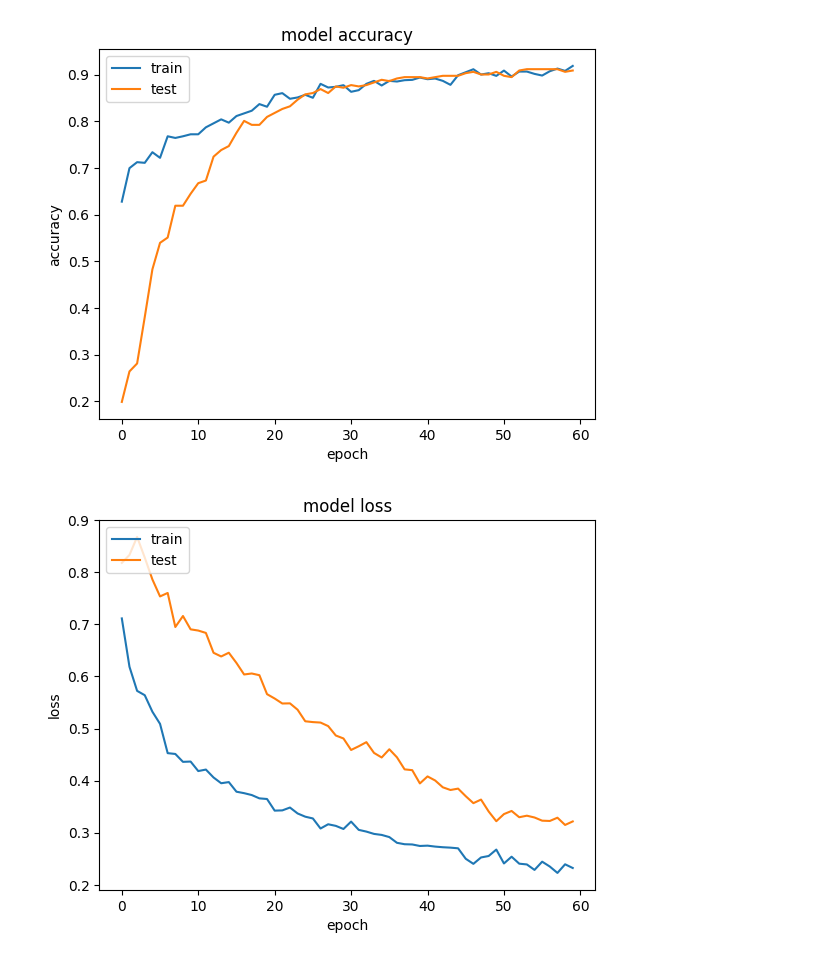
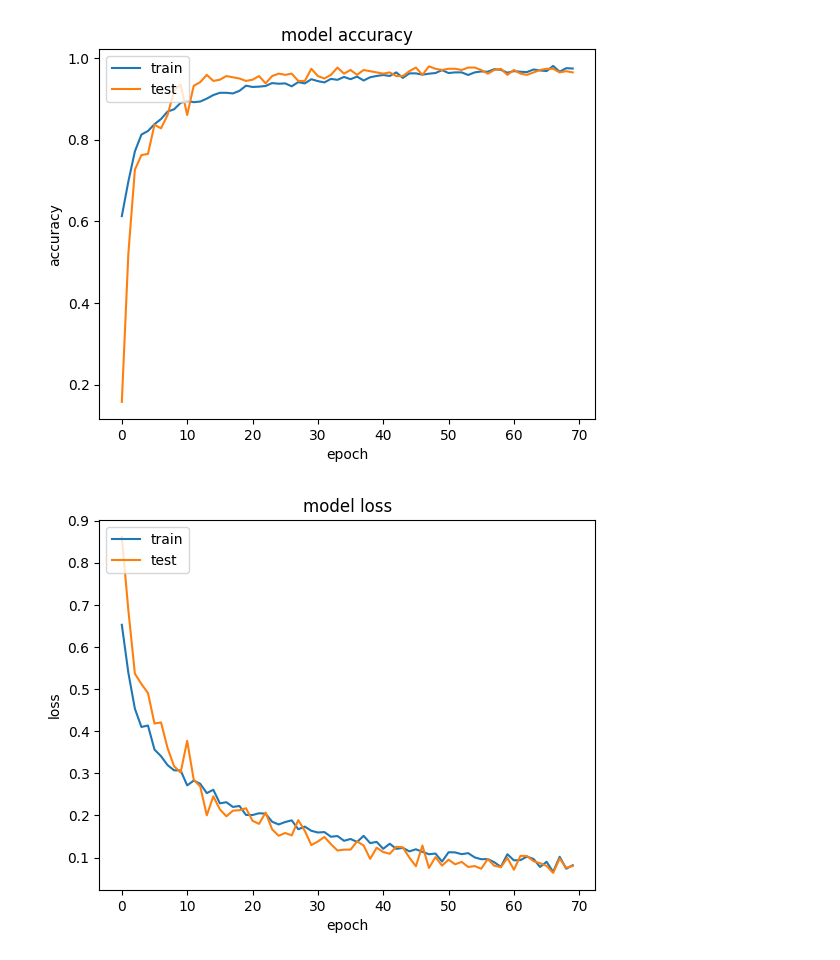
Before and after one commit to deborahfam/RECUIMA_UH_ML, a Jupyter notebook: pipelines/final.ipynb, the cells around one changed output. Drawn from its saved outputs; the diff is of its cells as text; code cells hidden in the pictures.

Commit message:
Mortalidad testing

```diff
--- a/pipelines/final.ipynb
+++ b/pipelines/final.ipynb
@@ -234,8 +223,8 @@ weighted avg       0.89      0.82      0.84       271
 # %%
-bbc2 = BalancedBaggingClassifier(estimator=clf,
+bbc2 = BalancedBaggingClassifier(estimator=bbc,
                                 sampling_strategy='auto',
                                 replacement=False,
-                                random_state=7)
+                                random_state=0)
 
 #Train the classifier.
 bbc2.fit(X_train_res, y_train_res)
@@ -398,12 +303,12 @@ def train_with_cv(clf,X_train,y_train, cv=StratifiedKFold):
     pca.fit_transform(X_train,y_train)
     GROUPS = "edad"
     groups = pd.cut(df_normalized[GROUPS], bins=5, labels=False)
-    for train_idx, val_idx in sgk.split(X, y, groups):
-        X_train = X.loc[train_idx]
-        y_train = y.loc[train_idx]
+    for train_idx, val_idx in sgk.split(X_test, y_test, groups):
+        # X_train = X_train.loc[train_idx]
+        # y_train = y_train.loc[train_idx]
 
-        X_val = X.loc[val_idx]
-        y_val = y.loc[val_idx]
+        X_val = X_test.loc[val_idx]
+        y_val = y_test.loc[val_idx]
 
         # Fit Model on Train
         auc_score=None
@@ -441,9 +346,3 @@ def train_with_cv(clf,X_train,y_train, cv=StratifiedKFold):
     print(f'El resultado AUC promediado es {oof_auc:0.4f}')
     print(f'El resultado ACCURACY promediado es {oof_acc:0.4f}')
     print(f'El resultado RECALL promediado es {oof_rec:0.4f}')
-# %%
-from sklearn.ensemble import HistGradientBoostingClassifier
-
-clf2 = HistGradientBoostingClassifier()
-train_with_cv(clf2,X_train_res,y_train_res)
-print_graphics(clf2)
@@ -491,12 +371,25 @@ El resultado RECALL promediado es 0.7463
 # %%
 from sklearn.preprocessing import StandardScaler
-ss=StandardScaler()
+from imblearn.under_sampling import NearMiss
+# ss=StandardScaler()
 from imblearn.combine import SMOTETomek
-os_us = SMOTETomek(sampling_strategy=0.8)
-X_train, X_test, y_train, y_test = train_test_split(X, y, test_size=0.2,random_state=8) # 80% training and 20% test
-X_train_res, y_train_res = os_us.fit_resample(X_train, y_train)
-X_train=ss.fit_transform(X_train_res)
-X_test=ss.fit_transform(X_test)
+# us = NearMiss(n_neighbors=10, version=2)
+# X_train_res, y_train_res = us.fit_resample(X_train, y_train)
+# os =  RandomOverSampler()
+# X_train_res, y_train_res = os.fit_resample(X_train, y_train)
+
+os_us =  SMOTETomek()
+# # X_train, X_test, y_train, y_test = train_test_split(X, y, test_size=0.2,random_state=8) # 80% training and 20% test
+X_train_res, y_train_res = os_us.fit_resample(X_train_res, y_train_res)
+# Leer el archivo de Ejecución
+df2 = pd.read_excel('../Mortalidad FINAL.xlsx',sheet_name='Ejecucion')
+df2=df[['edad','peso','frecuencia_cardiaca','presion_arterial_sistolica','presion_arterial_diastolica','hb','creatinina','ckmb','trigliceridos','glicemia','colesterol','escala_grace','tiempo_isquemia','estado_vital','sexo','hipertension_arterial','diabetes_mellitus','tabaquismo','fibrilacion_auricular','insuficiencia_renal_cronica','ieca','furosemida','otros_diureticos','clopidogrel','dialisis','scacest','insuficiencia_cardiaca_congestiva','enfermedad_arterias_coronarias','infarto_miocardio_agudo']]
+
+
+
+X_test=df2.drop('estado_vital', axis=1)
+y_test = df2['estado_vital']
+
 
 from tensorflow import convert_to_tensor as ct
 from tensorflow.keras import Sequential,utils
@@ -513,21 +406,17 @@ model.add(Dropout(0.3))
 #2nd hidden layer
 model.add(Dense(units=16,activation="relu",))
 
-
 model.add(Dropout(0.5))
 
 #3rd hidden layer
 model.add(Dense(units=6,activation="relu",))
-
-
-
 
 #output layer
 model.add(Dense(units=1,activation="sigmoid"))
 
 model.summary()
 model.compile(optimizer="adam",loss="binary_crossentropy",metrics=["accuracy"])
-model_his=model.fit(X_train,y_train_res,validation_split=0.20, batch_size=30,epochs=60,verbose=1)
+model_his=model.fit(X_train_res,y_train_res,validation_split=0.21, batch_size=5,epochs=70,verbose=1)
 
 
 y_pred=model.predict(X_test)
@@ -556,2 +445,2 @@ weighted avg       0.89      0.83      0.85       271
-[figure, old version]
+[figure, new version]
-[figure, old version]
+[figure, new version]
```
Also changed, not shown: parts of 13 cells of this notebook, 4 other files.
